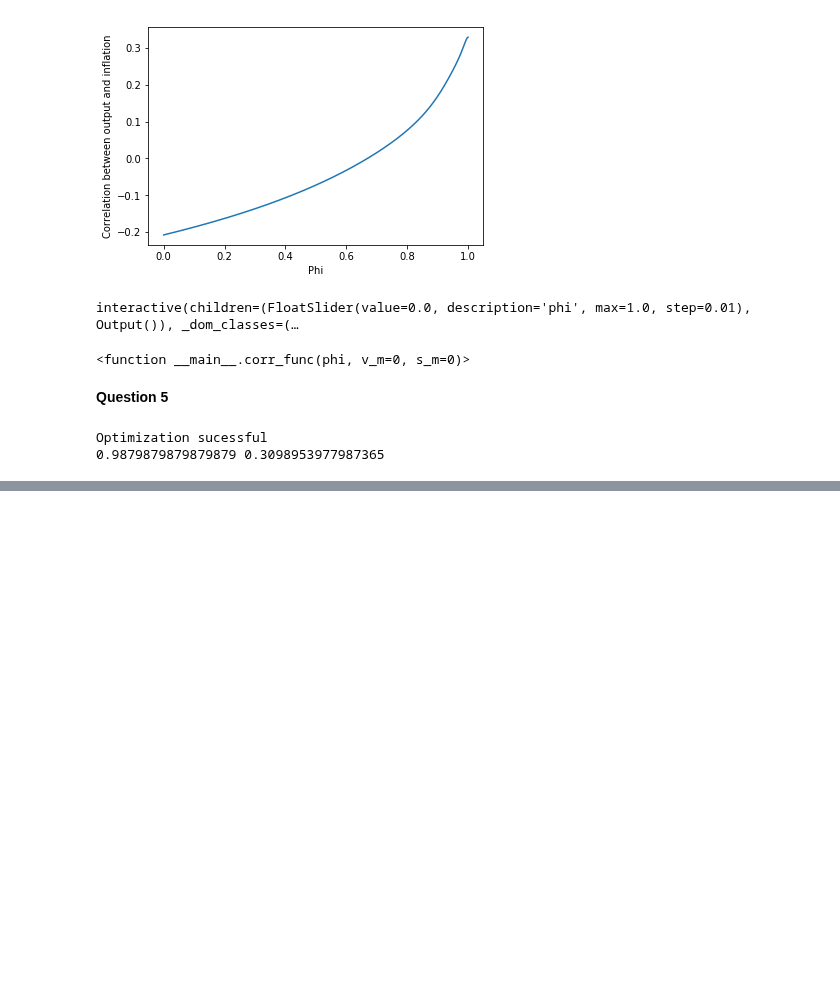
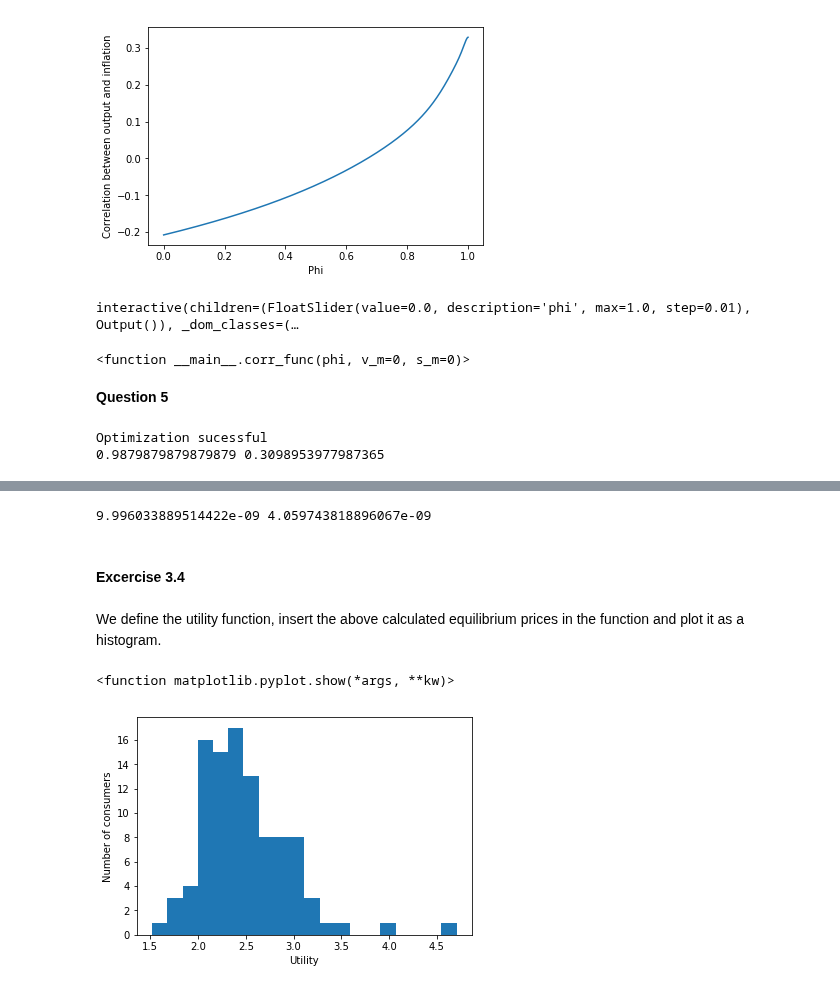
Before and after one commit to NumEconCopenhagen/projects-2019-al, a Jupyter notebook: examproject/examproject.ipynb, the cells around one changed output, grey strips where cells are left out. Saved outputs shown, nothing was run; the diff lists cells and outputs as text; code cells hidden in the pictures; blank space fills up the shorter version.

```diff
--- a/examproject/examproject.ipynb
+++ b/examproject/examproject.ipynb
@@ -1033,0 +1201,24 @@ phi_init = 0.1
+# %%
+def find_equilibrium(betas, p1, e1, p2, e2, e3, kappa=0.5,eps=1e-8,maxiter=10000):
+
+    t = 0
+    while True:
+
+        # a. step 1: excess demand
+        Z1 = excess_demand_good1_value(beta1, p1, e1, p2, e2, e3)
+        Z2 = excess_demand_good2_value(beta2, p1, e1, p2, e2, e3)
+
+        # b: step 2: stop?
+        if np.abs(Z1) < eps and np.abs(Z2) < eps or t >= maxiter:
+            print(f'{t}: p1= {p1} -> excess demand Z1= {Z1}')
+            print(f'{t}: p2= {p2} -> excess demand Z2= {Z2}')
+            break
+
+        # c. step 3: update p1
+        p1 = p1 + kappa*Z1/N
+        p2 = p2 + kappa*Z2/N
+
+
+        t += 1
+
+    return p1, p2
@@ -1033,0 +1234,35 @@ phi_init = 0.1
+# %%
+eps=1e-8
+Z1 = excess_demand_good1_value(beta1, p1, e1, p2, e2, e3)
+Z2 = excess_demand_good2_value(beta2, p1, e1, p2, e2, e3)
+print(Z1,Z2)
+assert(np.abs(Z1) < eps)
+assert(np.abs(Z2) < eps)
+# %% [output]
+9.996033889514422e-09 4.059743818896067e-09
+# %% [markdown]
+#### Excercise 3.4
+# %% [markdown]
+We define the utility function, insert the above calculated equilibrium prices in the function and plot it as a histogram.
+# %%
+# Defining the utility function
+def utility(betas, p1, e1, p2, e2, e3, gamma):
+    x1= demand_good1(betas[:,0], p1, e1, p2, e2, e3)
+    x2= demand_good2(betas[:,1], p1, e1, p2, e2, e3)
+    x3= demand_good3(betas[:,2], p1, e1, p2, e2, e3)
+
+    utility= (x1**beta1+x2**beta2+x3**beta3)**gamma
+
+    return utility
+# %%
+# Inserting equilibrium prices
+utility_dist = utility(betas, 6.149742400548352, e1, 2.685539126759021, e2, e3, gamma)
+# %%
+# Making a histogram
+plt.hist(utility_dist, bins= 20)
+plt.xlabel('Utility')
+plt.ylabel('Number of consumers')
+plt.show
+# %% [output]
+<function matplotlib.pyplot.show(*args, **kw)>
+[figure, added]
```
Also changed, not shown: parts of 68 cells of this notebook, 1 other file.
